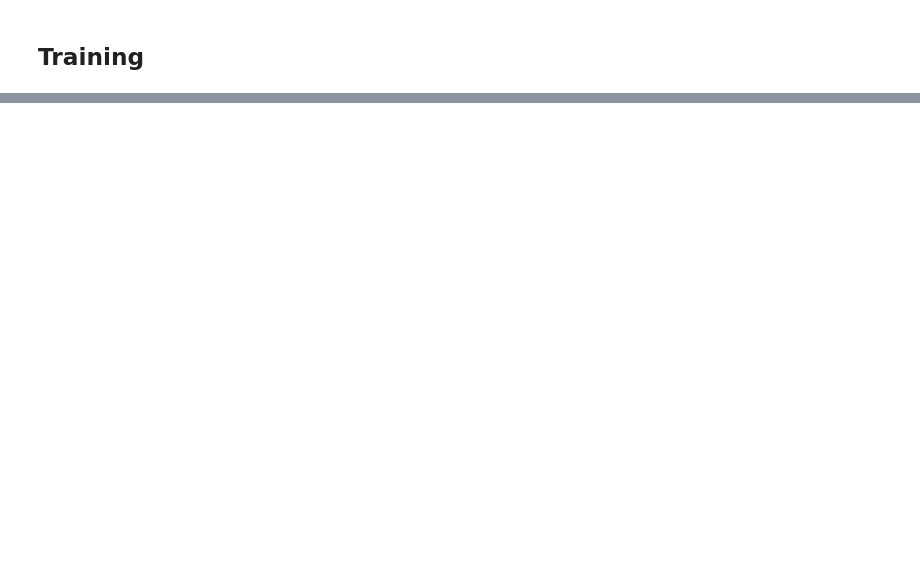
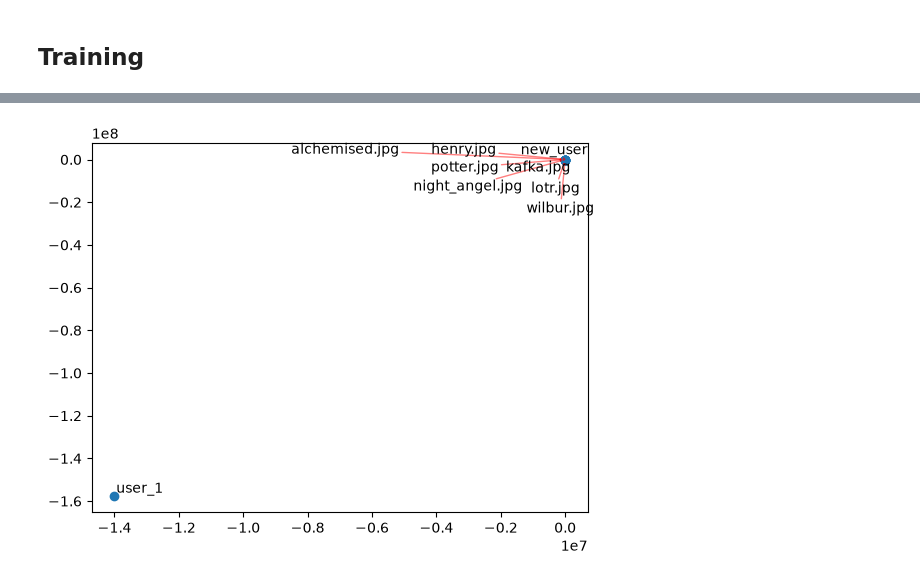
Before and after one commit to ByItsCover/bic-explore, a Jupyter notebook: two_tower/architecture.ipynb, the cells around one changed output, grey strips where cells are left out. Cells and saved outputs as stored; diff of their text form; code cells hidden in the pictures; blank space fills up the shorter version.

```diff
--- a/two_tower/architecture.ipynb
+++ b/two_tower/architecture.ipynb
@@ -244,0 +277,13 @@ tensor([[3.5273]])
+# %%
+item_dict = dict(zip(image_names, [item.numpy() for item in item_list]))
+
+pairs = [
+    (user_list[0].bytes_le, item_dict["potter.jpg"], 5),
+    (user_list[0].bytes_le, item_dict["lotr.jpg"], 5),
+    (user_list[0].bytes_le, item_dict["wilbur.jpg"], 5),
+    (user_list[1].bytes_le, item_dict["night_angel.jpg"], 5),
+    (user_list[1].bytes_le, item_dict["henry.jpg"], 1)
+]
+
+df = pl.DataFrame(pairs, schema=["user", "item", "rating"], orient="row")
+df
@@ -244,0 +347,9 @@ tensor([[3.5273]])
+# %%
+dataset = RatingsDataSet(df)
+
+data_loader = DataLoader(dataset, batch_size=1, shuffle=False)
+
+# for user, item, rating in data_loader:
+#     print(item)
+#     print(user)
+#     print(rating)
@@ -244,0 +411,4 @@ tensor([[3.5273]])
+# %%
+user_names = ["new_user", "user_1"]
+user_embeddings = [user_tower(process_user_id(user)) for user in user_list]
+user_embeddings
@@ -244,0 +418,6 @@ tensor([[3.5273]])
+# %%
+item_pair_list = list(item_dict.items())
+item_names, _ = zip(*item_pair_list)
+item_names = list(item_names)
+item_embeddings = [item_tower(torch.tensor(item)) for name, item in item_pair_list]
+item_embeddings
@@ -244,0 +450,15 @@ tensor([[3.5273]])
+# %%
+embeddings_stack = torch.vstack(user_embeddings + item_embeddings).detach().numpy()
+
+fig, ax = plt.subplots()
+ax.scatter(embeddings_stack[:, 0], embeddings_stack[:, 1])
+
+texts = []
+for i, txt in enumerate(user_names + item_names):
+    texts.append(ax.text(embeddings_stack[:, 0][i], embeddings_stack[:, 1][i], txt))
+adjust_text(texts, force_text=0.3, arrowprops=dict(arrowstyle="-|>",
+                                                    color='r', alpha=0.5))
+
+plt.show()
+# %% [output]
+[figure, added]
```
Also changed, not shown: parts of 41 cells of this notebook, 7 other files.
